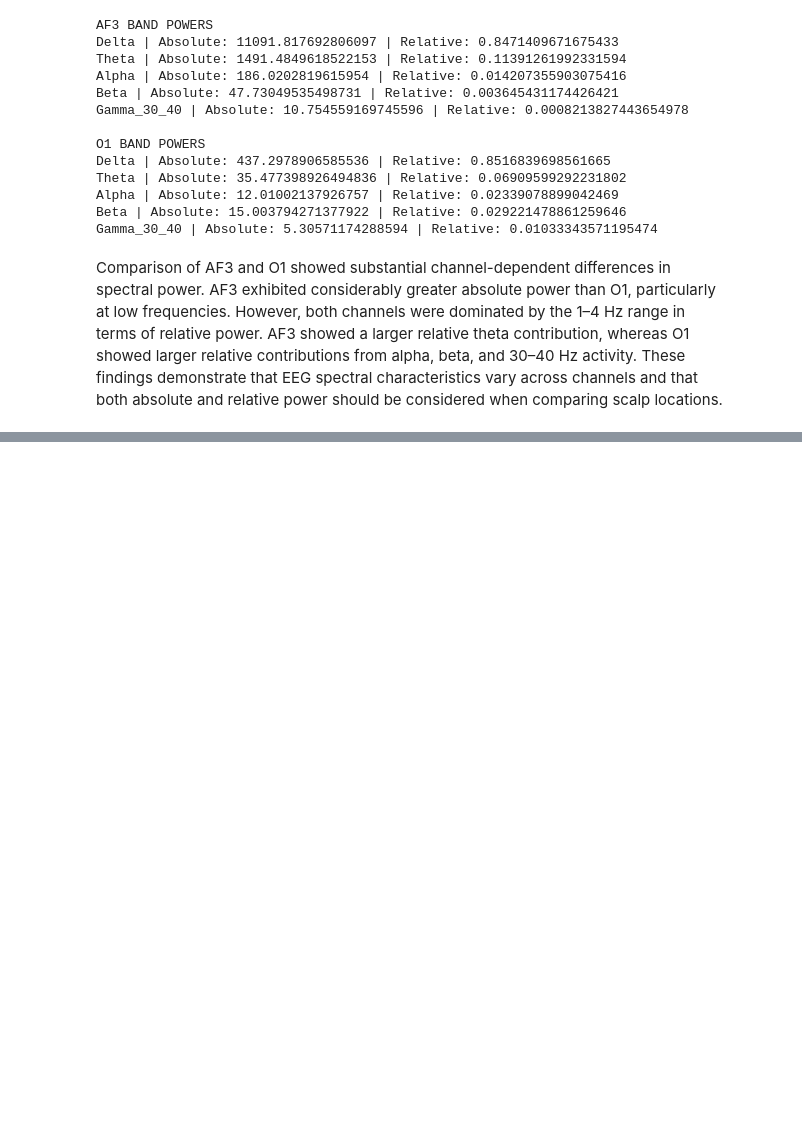
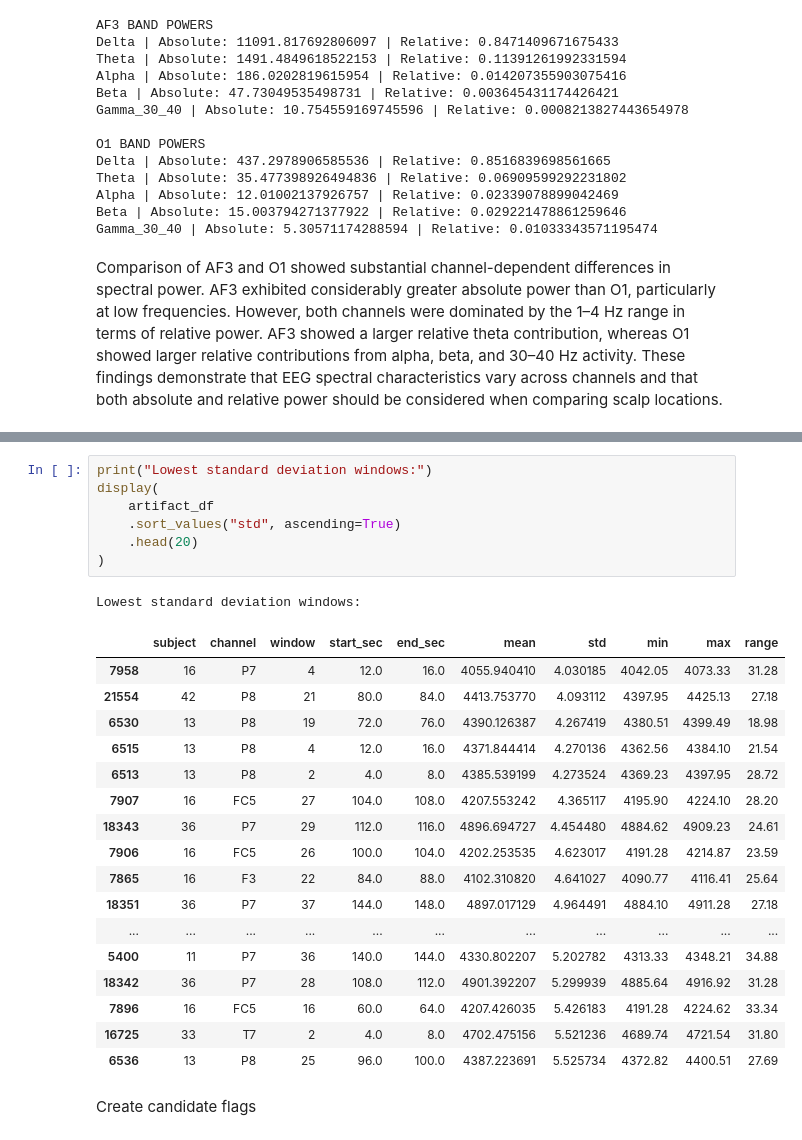
Before and after one commit to HumaimaRiaz47/eeg-cognitive-load-comparison, a Jupyter notebook: notebooks/dataset_exploration.ipynb, the cells around one changed output, grey strips where cells are left out. Cells and saved outputs as stored; diff of their text form; blank space fills up the shorter version.

```diff
--- a/notebooks/dataset_exploration.ipynb
+++ b/notebooks/dataset_exploration.ipynb
@@ -1317,0 +1534,28 @@ Comparison of AF3 and O1 showed substantial channel-dependent differences in spe
+# %%
+print("Lowest standard deviation windows:")
+display(
+    artifact_df
+    .sort_values("std", ascending=True)
+    .head(20)
+)
+# %% [output]
+Lowest standard deviation windows:
+|  | subject | channel | window | start_sec | end_sec | mean | std | min | max | range |
+| 7958 | 16 | P7 | 4 | 12.0 | 16.0 | 4055.940410 | 4.030185 | 4042.05 | 4073.33 | 31.28 |
+| 21554 | 42 | P8 | 21 | 80.0 | 84.0 | 4413.753770 | 4.093112 | 4397.95 | 4425.13 | 27.18 |
+| 6530 | 13 | P8 | 19 | 72.0 | 76.0 | 4390.126387 | 4.267419 | 4380.51 | 4399.49 | 18.98 |
+| 6515 | 13 | P8 | 4 | 12.0 | 16.0 | 4371.844414 | 4.270136 | 4362.56 | 4384.10 | 21.54 |
+| 6513 | 13 | P8 | 2 | 4.0 | 8.0 | 4385.539199 | 4.273524 | 4369.23 | 4397.95 | 28.72 |
+| 7907 | 16 | FC5 | 27 | 104.0 | 108.0 | 4207.553242 | 4.365117 | 4195.90 | 4224.10 | 28.20 |
+| 18343 | 36 | P7 | 29 | 112.0 | 116.0 | 4896.694727 | 4.454480 | 4884.62 | 4909.23 | 24.61 |
+| 7906 | 16 | FC5 | 26 | 100.0 | 104.0 | 4202.253535 | 4.623017 | 4191.28 | 4214.87 | 23.59 |
+| 7865 | 16 | F3 | 22 | 84.0 | 88.0 | 4102.310820 | 4.641027 | 4090.77 | 4116.41 | 25.64 |
+| 18351 | 36 | P7 | 37 | 144.0 | 148.0 | 4897.017129 | 4.964491 | 4884.10 | 4911.28 | 27.18 |
+| ... | ... | ... | ... | ... | ... | ... | ... | ... | ... | ... |
+| 5400 | 11 | P7 | 36 | 140.0 | 144.0 | 4330.802207 | 5.202782 | 4313.33 | 4348.21 | 34.88 |
+| 18342 | 36 | P7 | 28 | 108.0 | 112.0 | 4901.392207 | 5.299939 | 4885.64 | 4916.92 | 31.28 |
+| 7896 | 16 | FC5 | 16 | 60.0 | 64.0 | 4207.426035 | 5.426183 | 4191.28 | 4224.62 | 33.34 |
+| 16725 | 33 | T7 | 2 | 4.0 | 8.0 | 4702.475156 | 5.521236 | 4689.74 | 4721.54 | 31.80 |
+| 6536 | 13 | P8 | 25 | 96.0 | 100.0 | 4387.223691 | 5.525734 | 4372.82 | 4400.51 | 27.69 |
+# %% [markdown]
+Create candidate flags
```
Also changed, not shown: parts of 33 cells of this notebook.
